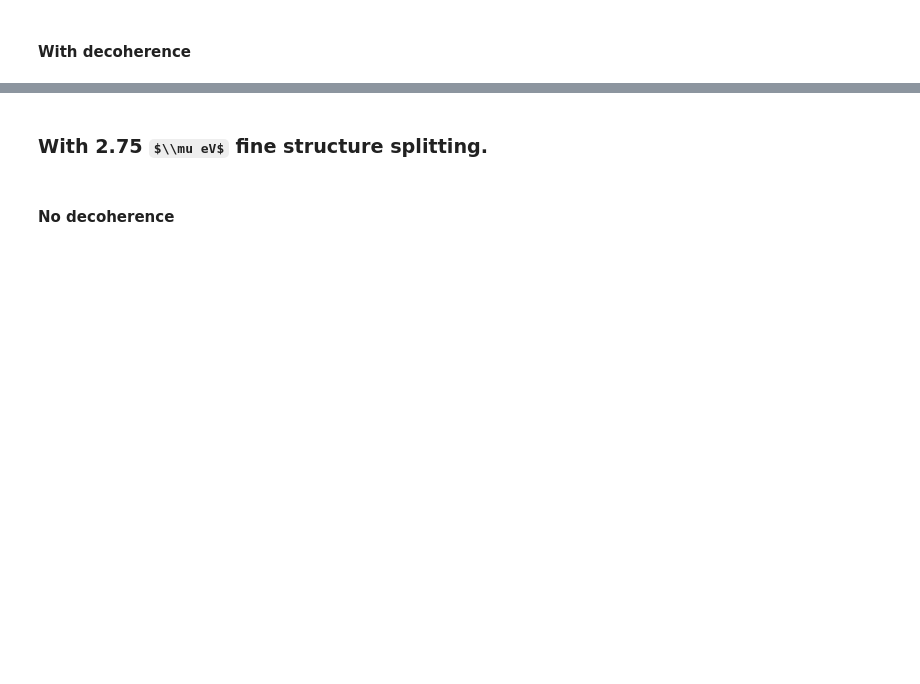
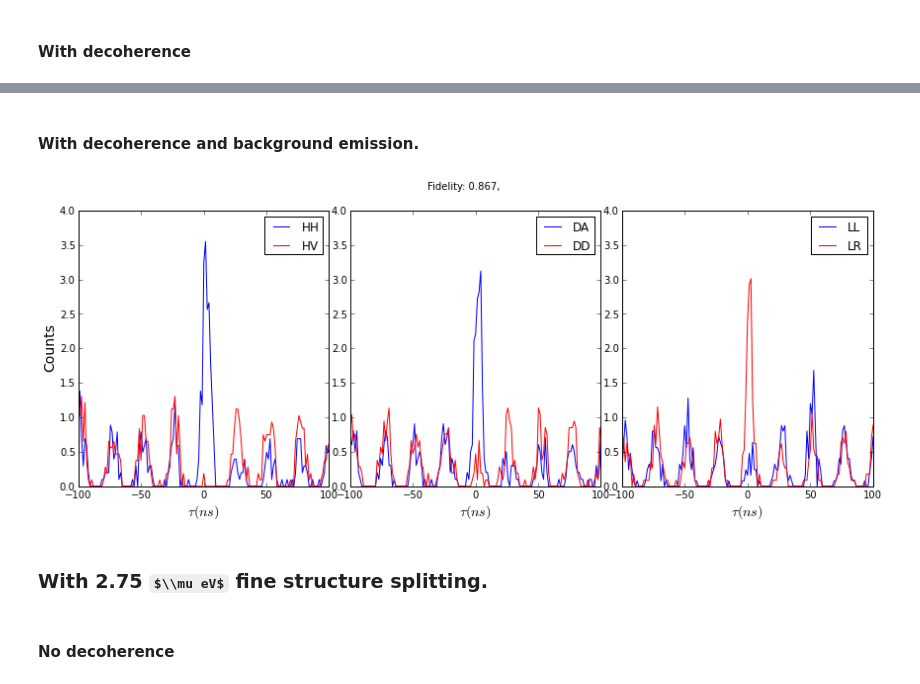
Before and after one commit to eoinmurray/icarus, a Jupyter notebook: notebooks/Fidelity verus Fine structure splitting.ipynb, the cells around one changed output, grey strips where cells are left out. Drawn from its saved outputs; the diff is of its cells as text; code cells hidden in the pictures; some formulas as TeX source; blank space fills up the shorter version.

```diff
--- a/notebooks/Fidelity verus Fine structure splitting.ipynb
+++ b/notebooks/Fidelity verus Fine structure splitting.ipynb
@@ -118,2 +114,8 @@ plot_corrs( hh_yes_dec_no_fss, hv_yes_dec_no_fss, dd_yes_dec_no_fss, da_yes_dec_
+# %% [markdown]
+#### With decoherence and background emission.
+# %%
+plot_by_folder('../out/fidelity_vs_fss/fid_v_fss_w_bg/w89bv')
+# %% [output]
+[figure, added]
 # %% [markdown]
 ### With 2.75 $\\mu eV$ fine structure splitting.
```
Also changed, not shown: parts of 17 cells of this notebook, 5 other files.
